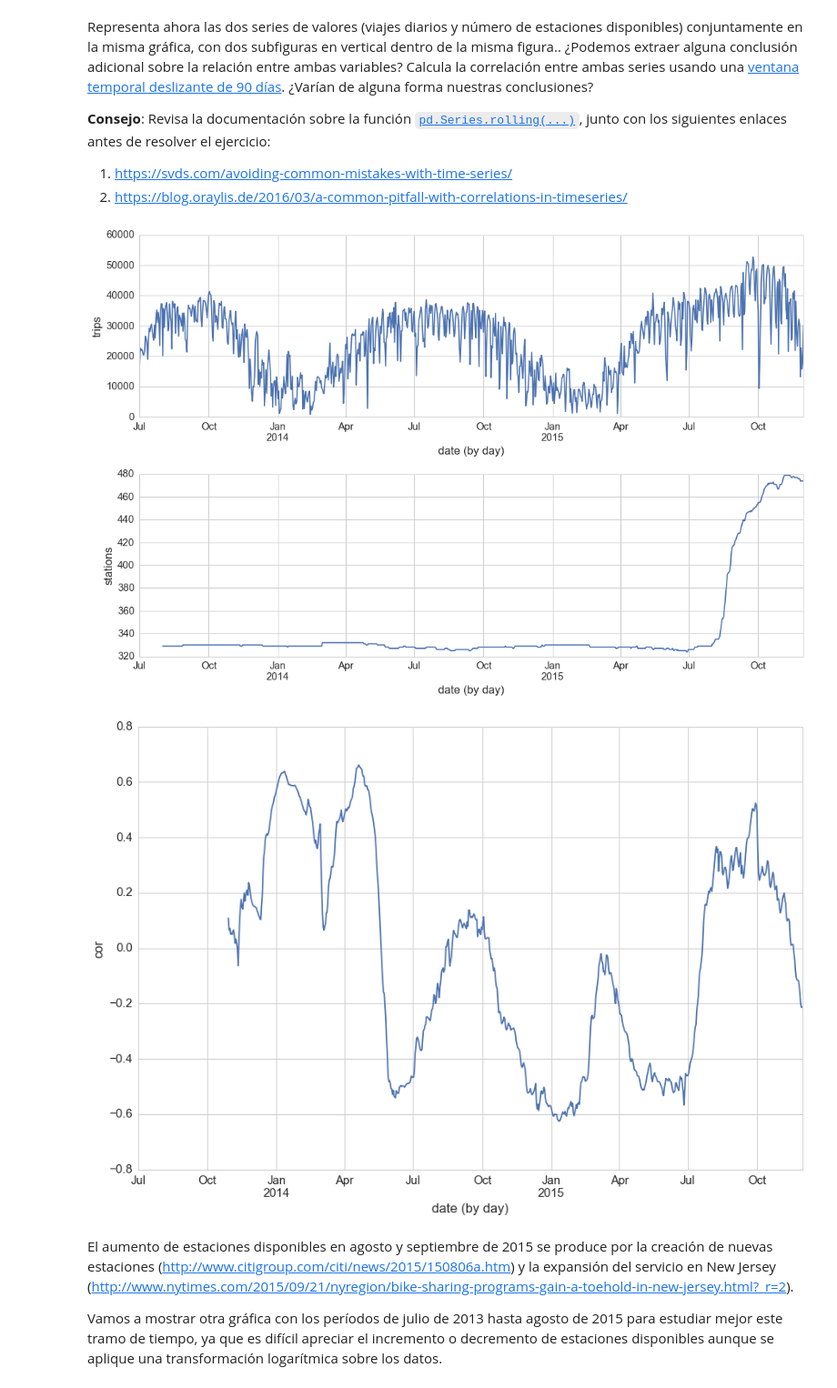
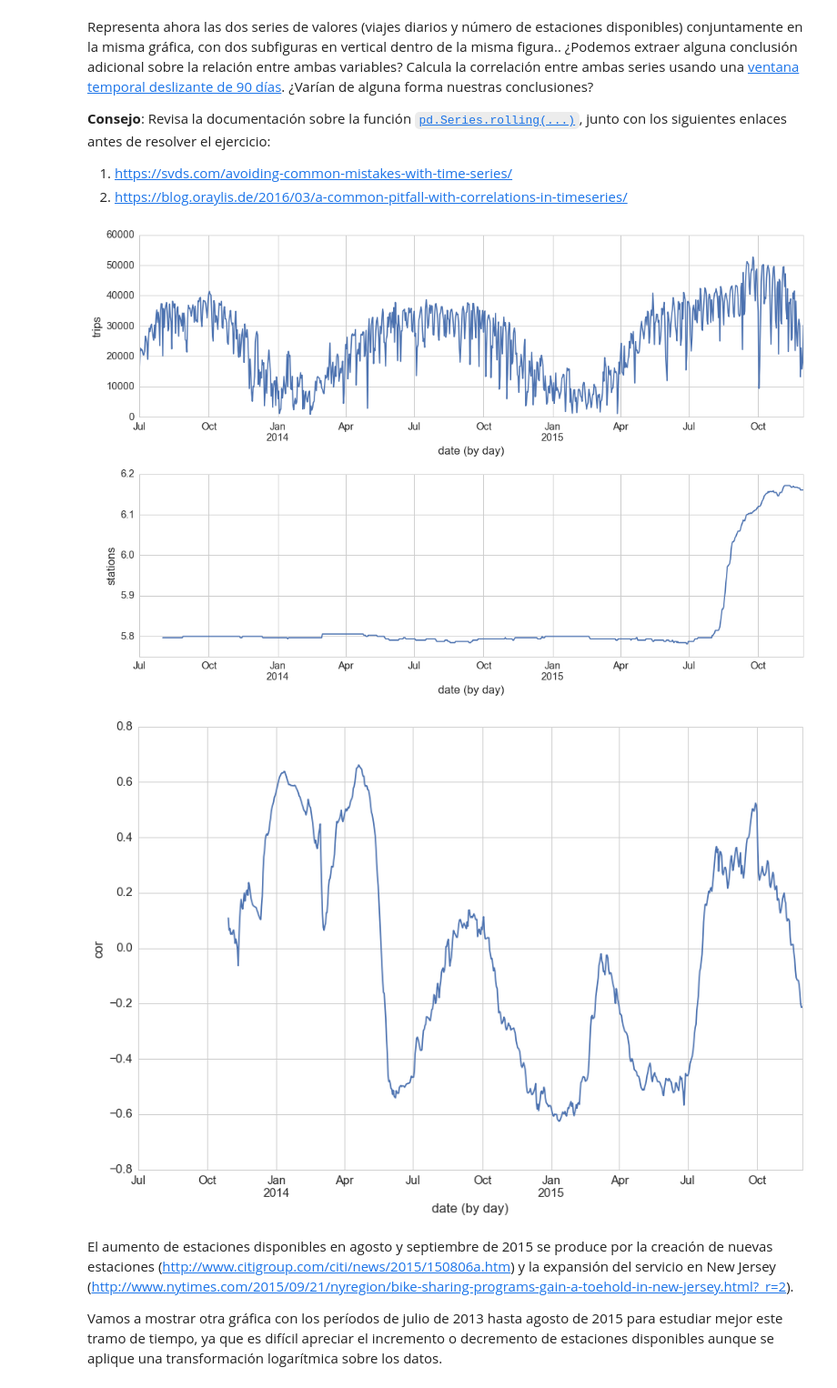
Before and after one commit to jvicentem/pandas-and-seaborn-assignment, a Jupyter notebook: Citi Bike System NYC.ipynb, the cells around one changed output. Shown at 91% size. Saved outputs shown, nothing was run; the diff lists cells and outputs as text; code cells hidden in the pictures.

```diff
--- a/Citi Bike System NYC.ipynb
+++ b/Citi Bike System NYC.ipynb
@@ -107,26 +107,26 @@ Representa ahora las dos series de valores (viajes diarios y número de estacion
 # %%
 stations_daily_series = pd.Series(data=np.array(bikes_df['stations_in_service']),
                                   name='stations',
                                   index=bikes_df['date'])
 
 sns.plt.figure(1)
 
 sns.plt.subplot(211)
 (daily_series.plot(figsize=(15, 10)).set(xlabel='date (by day)', ylabel='trips'))
 
 sns.plt.subplot(212)
-(stations_daily_series.plot(figsize=(15, 10)).set(xlabel='date (by day)', ylabel='stations'))
+(np.log(stations_daily_series).plot(figsize=(15, 10)).set(xlabel='date (by day)', ylabel='stations'))
 
 sns.plt.tight_layout()
 sns.plt.show()
 
 (daily_series.rolling(window = 90)
  .corr(stations_daily_series)
  .plot(figsize=(15, 10))
  .set(xlabel='date (by day)', ylabel='cor'))
 sns.plt.show()
 # %% [output]
-[figure, old version]
+[figure, new version]
 [figure]
 # %% [markdown]
 El aumento de estaciones disponibles en agosto y septiembre de 2015 se produce por la creación de nuevas estaciones (http://www.citigroup.com/citi/news/2015/150806a.htm) y la expansión del servicio en New Jersey (http://www.nytimes.com/2015/09/21/nyregion/bike-sharing-programs-gain-a-toehold-in-new-jersey.html?_r=2).
```
